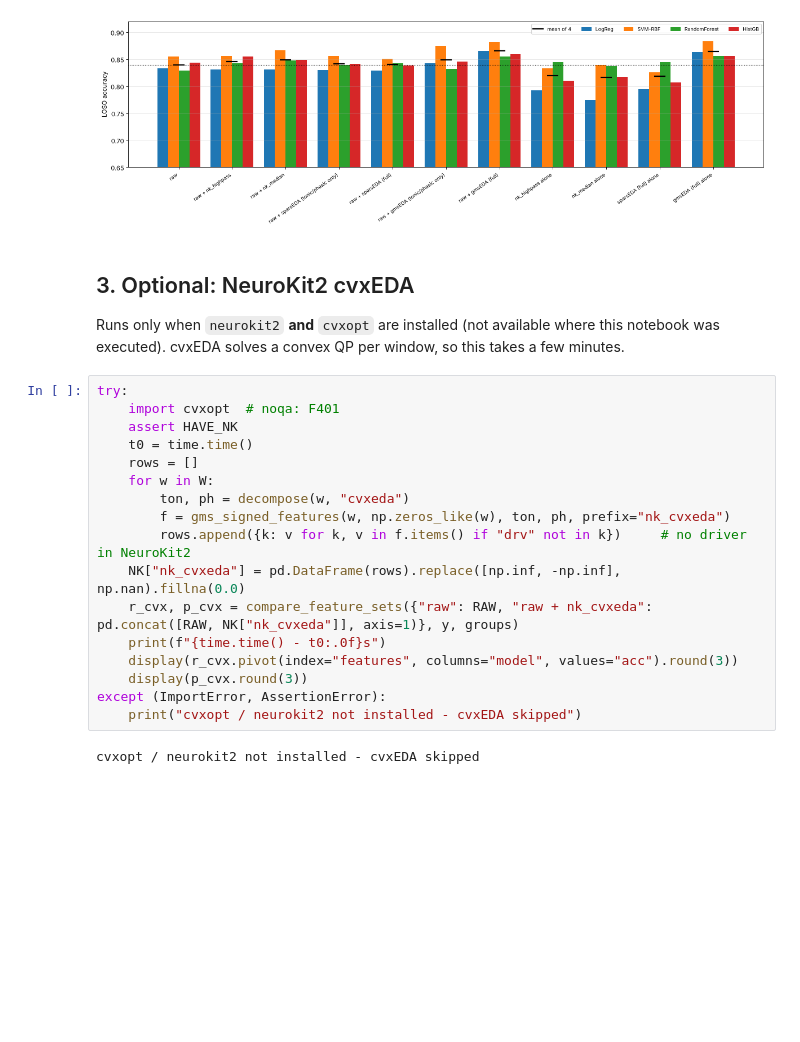
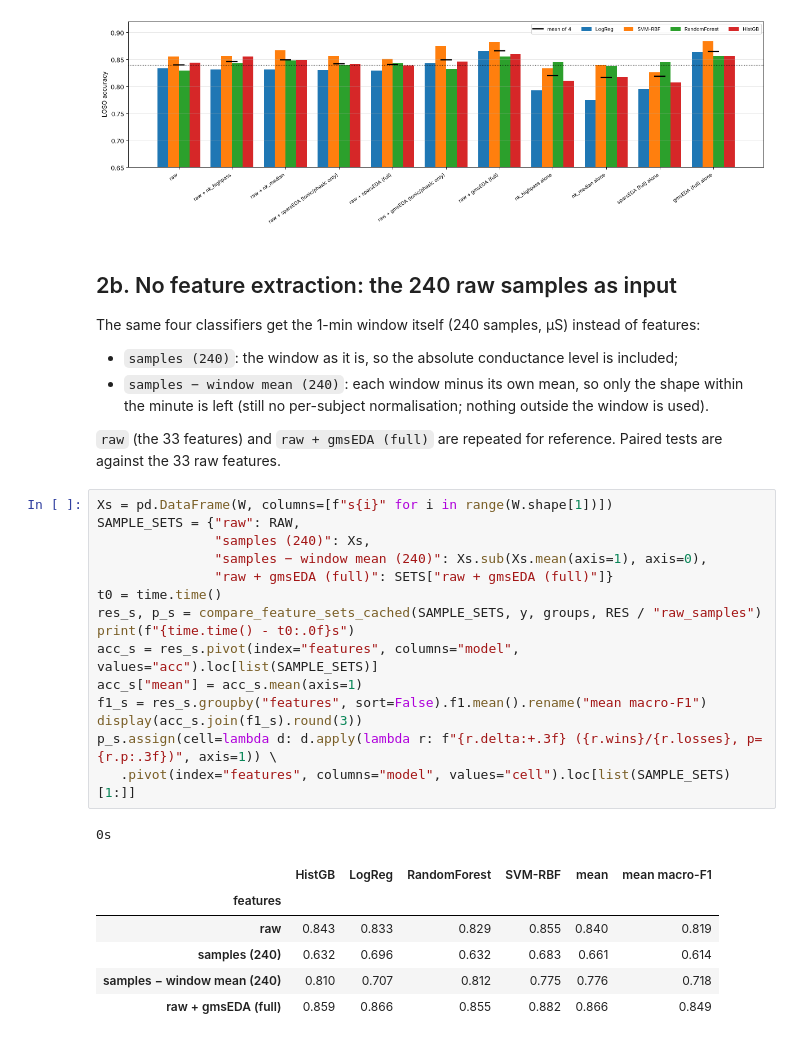
Before and after one commit to SavianViera/EDA_Stress_Prediction_Model, a Jupyter notebook: code_draft2/03_decomposition_comparison.ipynb, the cells around one changed output. Cells and saved outputs as stored; diff of their text form; blank space fills up the shorter version.

Commit message:
test raw raw 240 (no feature extraction)

```diff
--- a/code_draft2/03_decomposition_comparison.ipynb
+++ b/code_draft2/03_decomposition_comparison.ipynb
@@ -258,25 +258,34 @@ plt.tight_layout(); plt.show()
 # %% [output]
 [figure]
 # %% [markdown]
-## 3. Optional: NeuroKit2 cvxEDA
-Runs only when `neurokit2` **and** `cvxopt` are installed (not available where this notebook was executed).
-cvxEDA solves a convex QP per window, so this takes a few minutes.
+## 2b. No feature extraction: the 240 raw samples as input
+The same four classifiers get the 1-min window itself (240 samples, µS) instead of features:
+* `samples (240)`: the window as it is, so the absolute conductance level is included;
+* `samples − window mean (240)`: each window minus its own mean, so only the shape within the minute is left
+  (still no per-subject normalisation; nothing outside the window is used).
+
+`raw` (the 33 features) and `raw + gmsEDA (full)` are repeated for reference. Paired tests are against the
+33 raw features.
 # %%
-try:
-    import cvxopt  # noqa: F401
-    assert HAVE_NK
-    t0 = time.time()
-    rows = []
-    for w in W:
-        ton, ph = decompose(w, "cvxeda")
-        f = gms_signed_features(w, np.zeros_like(w), ton, ph, prefix="nk_cvxeda")
-        rows.append({k: v for k, v in f.items() if "drv" not in k})     # no driver in NeuroKit2
-    NK["nk_cvxeda"] = pd.DataFrame(rows).replace([np.inf, -np.inf], np.nan).fillna(0.0)
-    r_cvx, p_cvx = compare_feature_sets({"raw": RAW, "raw + nk_cvxeda": pd.concat([RAW, NK["nk_cvxeda"]], axis=1)}, y, groups)
-    print(f"{time.time() - t0:.0f}s")
-    display(r_cvx.pivot(index="features", columns="model", values="acc").round(3))
-    display(p_cvx.round(3))
-except (ImportError, AssertionError):
-    print("cvxopt / neurokit2 not installed - cvxEDA skipped")
+Xs = pd.DataFrame(W, columns=[f"s{i}" for i in range(W.shape[1])])
+SAMPLE_SETS = {"raw": RAW,
+               "samples (240)": Xs,
+               "samples − window mean (240)": Xs.sub(Xs.mean(axis=1), axis=0),
+               "raw + gmsEDA (full)": SETS["raw + gmsEDA (full)"]}
+t0 = time.time()
+res_s, p_s = compare_feature_sets_cached(SAMPLE_SETS, y, groups, RES / "raw_samples")
+print(f"{time.time() - t0:.0f}s")
+acc_s = res_s.pivot(index="features", columns="model", values="acc").loc[list(SAMPLE_SETS)]
+acc_s["mean"] = acc_s.mean(axis=1)
+f1_s = res_s.groupby("features", sort=False).f1.mean().rename("mean macro-F1")
+display(acc_s.join(f1_s).round(3))
+p_s.assign(cell=lambda d: d.apply(lambda r: f"{r.delta:+.3f} ({r.wins}/{r.losses}, p={r.p:.3f})", axis=1)) \
+   .pivot(index="features", columns="model", values="cell").loc[list(SAMPLE_SETS)[1:]]
 # %% [output]
-cvxopt / neurokit2 not installed - cvxEDA skipped
+0s
+|  | HistGB | LogReg | RandomForest | SVM-RBF | mean | mean macro-F1 |
+| features |  |  |  |  |  |  |
+| raw | 0.843 | 0.833 | 0.829 | 0.855 | 0.840 | 0.819 |
+| samples (240) | 0.632 | 0.696 | 0.632 | 0.683 | 0.661 | 0.614 |
+| samples − window mean (240) | 0.810 | 0.707 | 0.812 | 0.775 | 0.776 | 0.718 |
+| raw + gmsEDA (full) | 0.859 | 0.866 | 0.855 | 0.882 | 0.866 | 0.849 |
```
Also changed, not shown: parts of 6 cells of this notebook.
